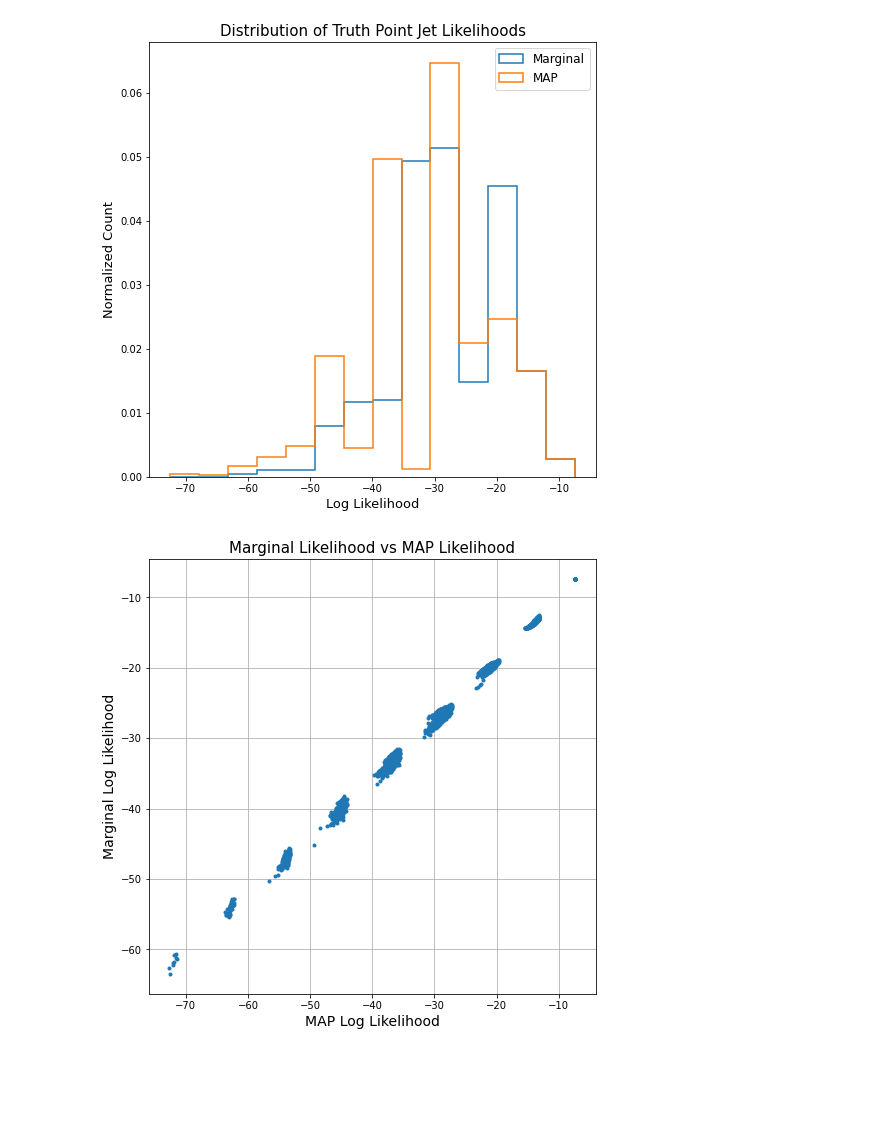
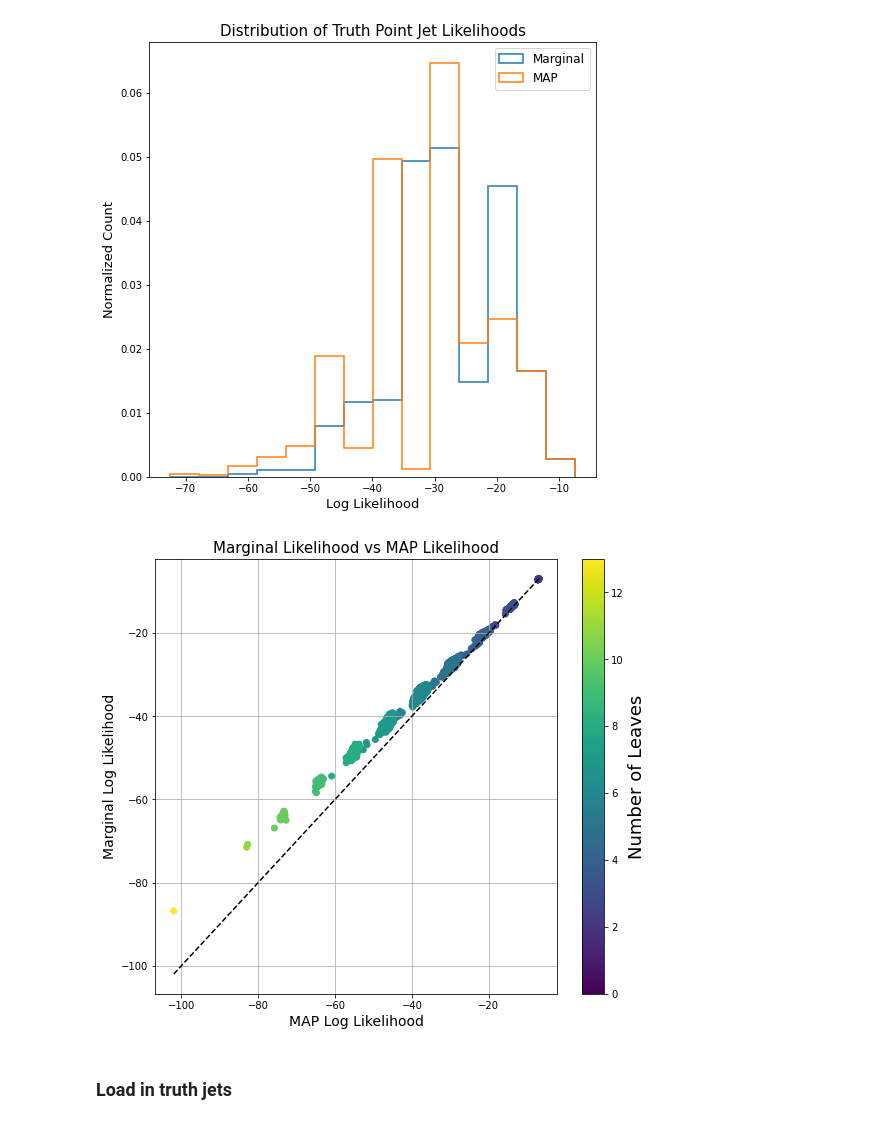
Before and after one commit to mdkdrnevich/ginkgo-inference, a Jupyter notebook: fit_results.ipynb, the cells around one changed output. Saved outputs shown, nothing was run; the diff lists cells and outputs as text; code cells hidden in the pictures; blank space fills up the shorter version.

```diff
--- a/fit_results.ipynb
+++ b/fit_results.ipynb
@@ -496,0 +521,8 @@ ptcut_hist_bins = cut_vals[ptcut_min_bin:ptcut_max_bin+2]
+# %%
+likelihood_surface_array = get_likelihood_surface_array(cut_min, cut_max, n_cuts,
+                                                        lambda_min, lambda_max, n_lambda,
+                                                        likelihood="marginal")
+## REMOVE THE TWO BAD JETS FROM THE 10k JET DATASET
+arr = np.arange(likelihood_surface_array.shape[0])
+good_indices = arr[((arr != 4835) & (arr != 9024))]
+likelihood_surface_array = likelihood_surface_array[good_indices]
@@ -614,15 +813,20 @@ n_cuts = 40
 n_lambda = 40
 N_jets = 5000
 
-cut_min = 26
-cut_max = 43
+#cut_min = 4
+#cut_max = 90
+#lambda_min = 1e-1
+#lambda_max = 5
+
+#cut_min = 26
+#cut_max = 43
+cut_min = 33
+cut_max = 38
 lambda_min = 1.35
 lambda_max = 2.4
 
-#cut_vals = np.linspace(4, 90, n_cuts)
-#lambda_vals = np.linspace(1e-1, 5, n_lambda)
-cut_vals = np.linspace(26, 43, n_cuts)
-lambda_vals = np.linspace(1.35, 2.4, n_lambda)
+cut_vals = np.linspace(cut_min, cut_max, n_cuts)
+lambda_vals = np.linspace(lambda_min, lambda_max, n_lambda)
 grid_cut, grid_lambda = np.meshgrid(cut_vals, lambda_vals)
 
 datadir="/scratch/mdd424/data/trellis"
@@ -635,7 +839,7 @@ in_filename = os.path.join(datadir, "trellis_1000_jets_lambda_{:n}_ptcut_{:n}_{}
 with open(in_filename, "rb") as fd:
     mle_results = pickle.load(fd, encoding='latin-1')
 # %%
-in_filename = os.path.join(datadir, "trellis_1000_jets_lambda_{:n}_ptcut_{:n}_{}_{}.pkl".format(
+in_filename = os.path.join(datadir, "trellis_10000_jets_lambda_{:n}_ptcut_{:n}_{}_{}_with_perm.pkl".format(
     int(grid_lambda[truth_bin[1], truth_bin[0]])*1000,
     int(grid_cut[truth_bin[1], truth_bin[0]]),
     truth_bin[1],
@@ -682,13 +886,29 @@ ax.legend(fontsize="large")
 [figure]
 # %%
 fig, ax = plt.subplots(nrows=1, ncols=1)
-fig.set_size_inches(8,8)
+fig.set_size_inches(9,8)
 
-ax.plot(truth_results["trellis_MLE"], truth_results["Z"], ".")
+cm = plt.cm.get_cmap('RdYlBu')
+
+arr = np.arange(len(truth_results["Z"]))
+good_indices = arr[((arr != 4835) & (arr != 9024))]
+
+x_min = np.array(truth_results["trellis_MLE"])[good_indices].min()
+x_max = np.array(truth_results["trellis_MLE"])[good_indices].max()
+
+
+ax.plot([x_min, x_max],
+        [x_min, x_max],
+        color="black", linestyle="dashed")
+sc = ax.scatter(truth_results["trellis_MLE"], truth_results["Z"], c=truth_results["Nleaves"], vmin=0)#, s=2)
 
 ax.set_xlabel("MAP Log Likelihood", size=14)
 ax.set_ylabel("Marginal Log Likelihood", size=14)
 ax.set_title("Marginal Likelihood vs MAP Likelihood", size=15)
 ax.grid()
+cb = plt.colorbar(sc, ax=ax)
+cb.set_label(label="Number of Leaves", size=18)
 # %% [output]
-[figure, old version]
+[figure, new version]
+# %% [markdown]
+### Load in truth jets
```
Also changed, not shown: parts of 67 cells of this notebook, 3 other files.
